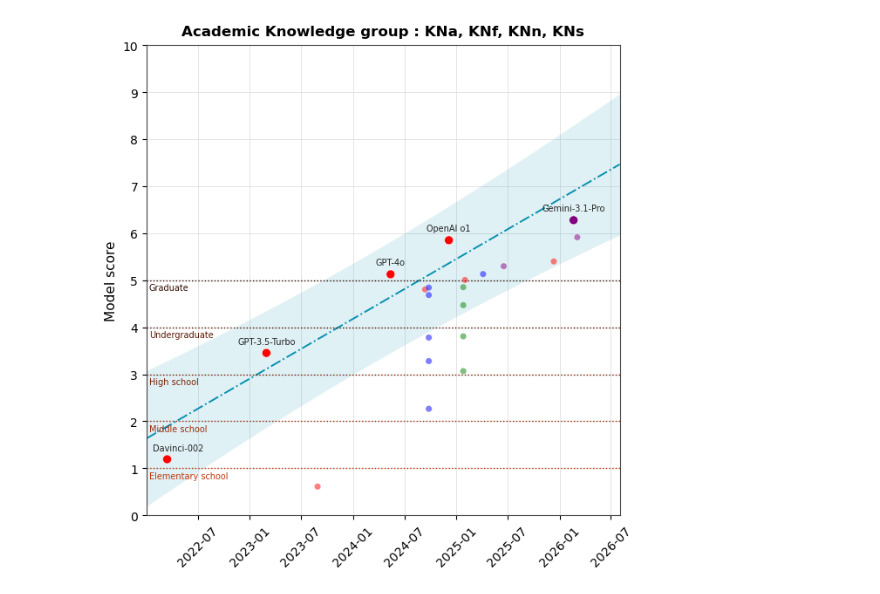
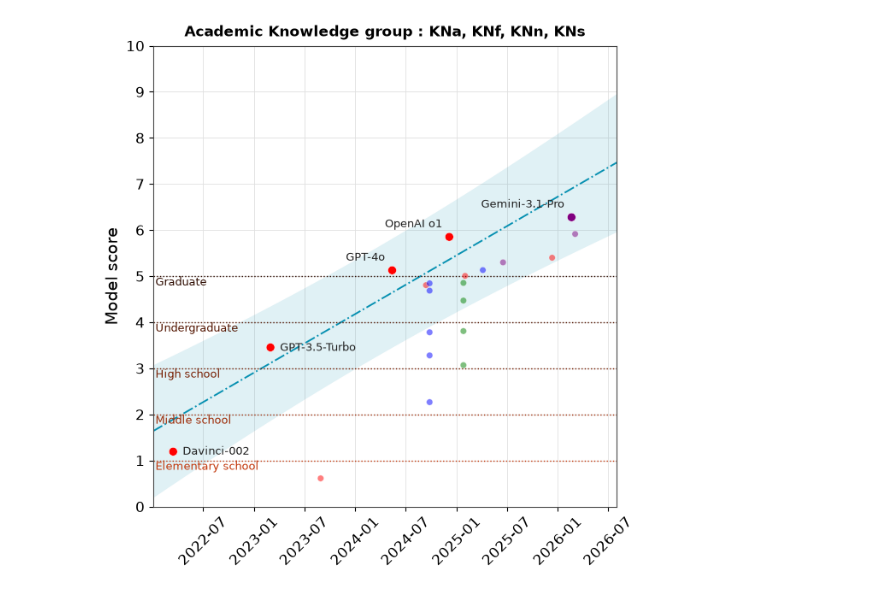
Before and after one commit to General-Purpose-AI-Policy-Lab/adele-extension, a Jupyter notebook: Trends.ipynb, the cells around one changed output. Saved outputs shown, nothing was run; the diff lists cells and outputs as text; code cells hidden in the pictures.

```diff
--- a/Trends.ipynb
+++ b/Trends.ipynb
@@ -50,18 +116,8 @@ def frontier_indices(xs, ys):
             front_original_indices.append(idx)
     return front_original_indices
 # %%
-group_full_names = {
-    'AS': 'Attention and Scan',
-    'CE': 'Comprehension and Expression',
-    'CL': 'Conceptualisation, Learning and Abstraction',
-    'MC': 'Metacognition and Critical Thinking',
-    'MS': 'Mind Modelling and Social Cognition',
-    'QL': 'Quantitative and Logical Reasoning',
-    'SN': 'Spatial Reasoning and Navigation',
-    'KN': 'Knowledge',
-    'AT': 'Atypicality',
-    'VO': 'Volume'
-}
+"""Full names of the dimension groups, in the language chosen above"""
+group_full_names = labels['group_full_names']
 # %%
 corporations = {'Babbage-002' : 'OpenAI',
                 'Davinci-002' : 'OpenAI',
@@ -412,5 +487,5 @@ plt.show()
 # %%
-"""This cell draws fig 8 of our post"""
+"""This cell draws figure 5 of our post"""
 fig, ax = plt.subplots(1, 1, figsize=(7, 7), sharex=False, sharey=False)
 release_dates = reduced_profiles_df['Date'].values
 model_names = list(reduced_profiles_df.index)
@@ -455,30 +530,20 @@ ax.fill_between(dates_grid, y_mean - 1.96 * y_std, y_mean + 1.96 * y_std,
 
 ax.set_xlim(xlim)
 ax.set_ylim(0, 10)
-ax.set_ylabel('Model score')
+ax.set_ylabel(labels['ylabel_score'], fontsize=14)
 ax.set_yticks(list(range(11)))
-ax.set_title('Academic Knowledge group : KNa, KNf, KNn, KNs', pad=8)
+ax.set_title(labels['title_academic_knowledge'], pad=8)
 ax.grid(True, color='#e0e0e0', linewidth=0.6, zorder=0)
 ax.set_axisbelow(True)
 ax.spines['top'].set_visible(True)
 ax.spines['right'].set_visible(True)
-ax.tick_params(axis='x', rotation=45, labelsize=10)
-ax.tick_params(axis='y', labelsize=10)
+ax.tick_params(axis='x', rotation=45, labelsize=12)
+ax.tick_params(axis='y', labelsize=12)
 
 # Academic baselines
-acadref_data = [
-    (1.0, "Elementary school"),
-    (2.0, "Middle school"),
-    (3.0, "High school"),
-    (4.0, "Undergraduate"),
-    (5.0, "Graduate"),
-]
+acadref_data = list(zip([1.0, 2.0, 3.0, 4.0, 5.0], labels['academic_levels']))
 
-# Choose colors that differ from the provious ones
-used_colors_rgb = corpo_colors_rgb + [np.array(mcolors.to_rgb(c)) for c in (COLOR_GP, COLOR_P20, COLOR_MED)]
-acadref_candidates = ['#dc2626', '#2563eb', '#16a34a', '#db2777', '#ea580c',
-                   '#0f766e', '#7e22ce', '#475569']
-
+# Choose colors that differ from the previous ones
 hue_candidates = [x / 50 for x in range(20)]  # rouge->violet, pas de 30°
 
 def gradient_from_hue(hue, n=5, l_lo=0.1, l_hi=0.4, s=0.9):
@@ -493,18 +558,20 @@ best_hue = max(hue_candidates, key=lambda h: min_dist_gradient(h, used_colors_rg
 acadref_colors = [mcolors.to_hex(c) for c in gradient_from_hue(best_hue)]
 
 x_lo_date, x_hi_date = xlim_dates[0], xlim_dates[1]
+# Sampled densely, for the same reason as the TIMSS lines above
+x_line = np.linspace(mdates.date2num(x_lo_date), mdates.date2num(x_hi_date), 200)
 acadref_lines_xy = []
 acadref_labels = []
 
 for (y_val, name), col in zip(acadref_data, acadref_colors):
     ax.axhline(y_val, color=col, lw=1.0, ls=':', zorder=2)
-    acadref_lines_xy.append((mdates.date2num(np.array([x_lo_date, x_hi_date])), np.array([y_val, y_val])))
+    acadref_lines_xy.append((x_line, np.full_like(x_line, y_val)))
     acadref_labels.append((x_lo_date, y_val, name, col))
 
 subplot_layout_data.append({
     'ax': ax,
     'points': [(xs[k], ys[k], model_names[k]) for k in front],
-    'lines_xy': acadref_lines_xy + [(mdates.date2num(np.array(dates_grid)), y_mean)],
+    'lines_xy': acadref_lines_xy,  # the trend is not an obstacle, the school levels are
     'avoid_pts': [(xs[k], ys[k]) for k in front],
     'acadref_labels': acadref_labels,
 })
@@ -523,11 +590,12 @@ for data in subplot_layout_data:
     placed_boxes = []
 
     # Place academic reference labels
+    acadreftextsize = 9
     for x_anchor, y_anchor, text, color in data['acadref_labels']:
         best, fallback = None, None
         for dy in (-10, -10):
             for dx in (2, 8, -8, 14):
-                bbox = _bbox(fig, ax, x_anchor, y_anchor, text, 7, dx, dy, ha='left', va='bottom').padded(1)
+                bbox = _bbox(fig, ax, x_anchor, y_anchor, text, acadreftextsize, dx, dy, ha='left', va='bottom').padded(1)
                 if fits(bbox):
                     if fallback is None:
                         fallback = (dx, dy)
@@ -538,29 +606,31 @@ for data in subplot_layout_data:
                 break
         dx, dy = best or fallback or (3, 3)
         ax.annotate(text, (x_anchor, y_anchor), textcoords="offset points", xytext=(dx, dy),
-                    ha='left', va='bottom', fontsize=7, fontweight='normal', color=color, zorder=5)
-        placed_boxes.append(_bbox(fig, ax, x_anchor, y_anchor, text, 7, dx, dy, ha='left', va='bottom'))
+                    ha='left', va='bottom', fontsize=acadreftextsize, fontweight='normal', color=color, zorder=5)
+        placed_boxes.append(_bbox(fig, ax, x_anchor, y_anchor, text, acadreftextsize, dx, dy, ha='left', va='bottom'))
 
-    # Place frontier model names
-    modeltextsize = 7
+    # A model name goes to the upper left of its point by default, and straight to its right when the
+    # point sits too close to the left edge for that. The remaining candidates are small nudges,
+    # tried in order, to clear a reference line or an already placed label.
+    modeltextsize = 9
+    placements = [(-6, 6, 'right', 'bottom'), (8, 0, 'left', 'center'),
+                  (-6, -6, 'right', 'top'), (6, -6, 'left', 'top'),
+                  (-6, 16, 'right', 'bottom'), (6, 16, 'left', 'bottom')]
     for x_data, y_data, name in data['points']:
         best, fallback = None, None
-        for step in range(1):
-            dy = 6 + step * 7
-            for dx in (0, 9, -9, 18, -18, 27, -27):
-                bbox = _bbox(fig, ax, x_data, y_data, name, modeltextsize, dx, dy, ha='center', va='bottom').padded(2)
-                if fits(bbox):
-                    if fallback is None:
-                        fallback = (dx, dy)
-                    if not collides(bbox):
-                        best = (dx, dy)
-                        break
-            if best:
-                break
-        dx, dy = best or fallback or (0, 6)
+        for dx, dy, ha, va in placements:
+            bbox = _bbox(fig, ax, x_data, y_data, name, modeltextsize, dx, dy, ha=ha, va=va).padded(2)
+            if fits(bbox):
+                if fallback is None:
+                    fallback = (dx, dy, ha, va)
+                if not collides(bbox):
+                    best = (dx, dy, ha, va)
+                    break
+        dx, dy, ha, va = best or fallback or (0, 6, 'center', 'bottom')
         ax.annotate(name, (x_data, y_data), textcoords="offset points", xytext=(dx, dy),
-                    ha='center', va='bottom', fontsize=modeltextsize, color='#222222', zorder=5)
-        placed_boxes.append(_bbox(fig, ax, x_data, y_data, name, modeltextsize, dx, dy, ha='center', va='bottom'))
+                    ha=ha, va=va, fontsize=modeltextsize, color='#222222', zorder=5)
+        placed_boxes.append(_bbox(fig, ax, x_data, y_data, name, modeltextsize, dx, dy, ha=ha, va=va))
 
+save_figure(fig, 'academic_knowledge')
 plt.show()
 # %% [output]
@@ -567 +639 @@ plt.show()
-[figure, old version]
+[figure, new version]
```
Also changed, not shown: parts of 6 cells of this notebook, 22 other files.
